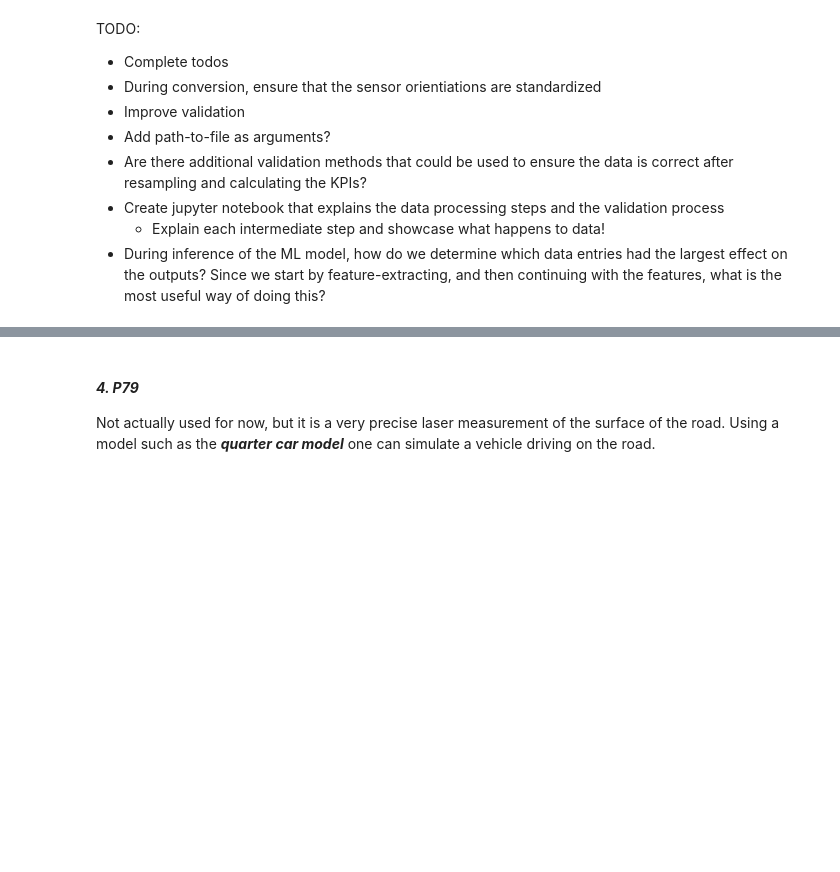
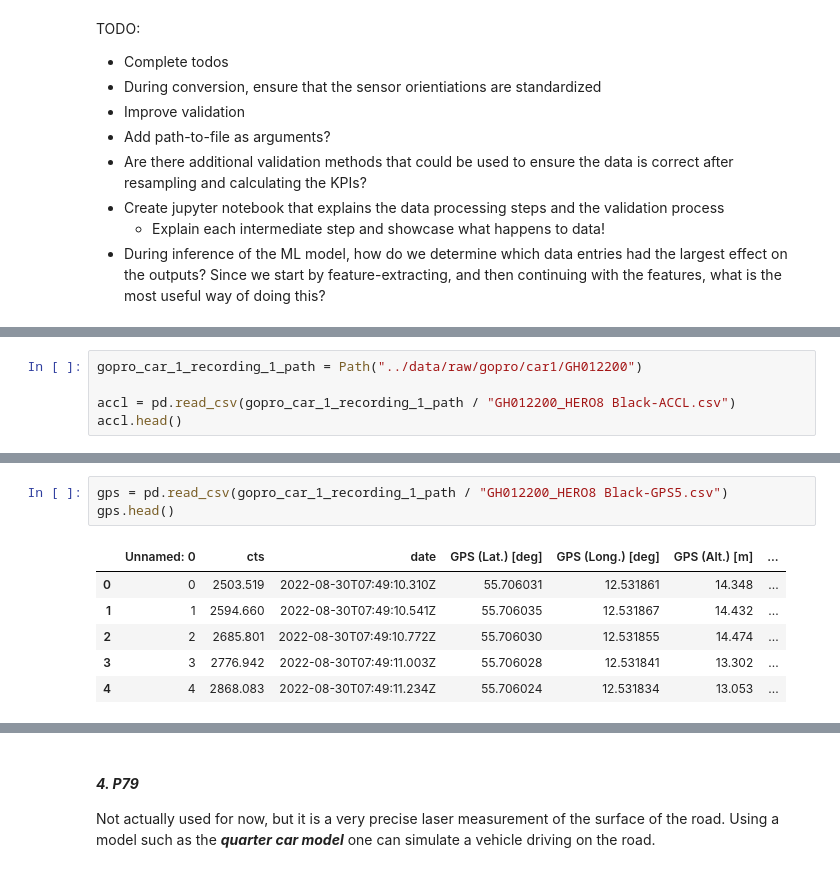
Before and after one commit to rreezN/CrackDetect, a Jupyter notebook: notebooks/make_dataset.ipynb, the cells around one changed output, grey strips where cells are left out. Drawn from its saved outputs; the diff is of its cells as text; blank space fills up the shorter version.

Commit message:
Added headers of raw gopro data

```diff
--- a/notebooks/make_dataset.ipynb
+++ b/notebooks/make_dataset.ipynb
@@ -89,0 +88,5 @@ Road condition data measured by a specialised Automatic Road Analyser (ARAN). Fo
+# %%
+gopro_car_1_recording_1_path = Path("../data/raw/gopro/car1/GH012200")
+
+accl = pd.read_csv(gopro_car_1_recording_1_path / "GH012200_HERO8 Black-ACCL.csv")
+accl.head()
@@ -89,0 +100,10 @@ Road condition data measured by a specialised Automatic Road Analyser (ARAN). Fo
+# %%
+gps = pd.read_csv(gopro_car_1_recording_1_path / "GH012200_HERO8 Black-GPS5.csv")
+gps.head()
+# %% [output]
+|  | Unnamed: 0 | cts | date | GPS (Lat.) [deg] | GPS (Long.) [deg] | GPS (Alt.) [m] | ... |
+| 0 | 0 | 2503.519 | 2022-08-30T07:49:10.310Z | 55.706031 | 12.531861 | 14.348 | ... |
+| 1 | 1 | 2594.660 | 2022-08-30T07:49:10.541Z | 55.706035 | 12.531867 | 14.432 | ... |
+| 2 | 2 | 2685.801 | 2022-08-30T07:49:10.772Z | 55.706030 | 12.531855 | 14.474 | ... |
+| 3 | 3 | 2776.942 | 2022-08-30T07:49:11.003Z | 55.706028 | 12.531841 | 13.302 | ... |
+| 4 | 4 | 2868.083 | 2022-08-30T07:49:11.234Z | 55.706024 | 12.531834 | 13.053 | ... |
```
Also changed, not shown: parts of 7 cells of this notebook.
